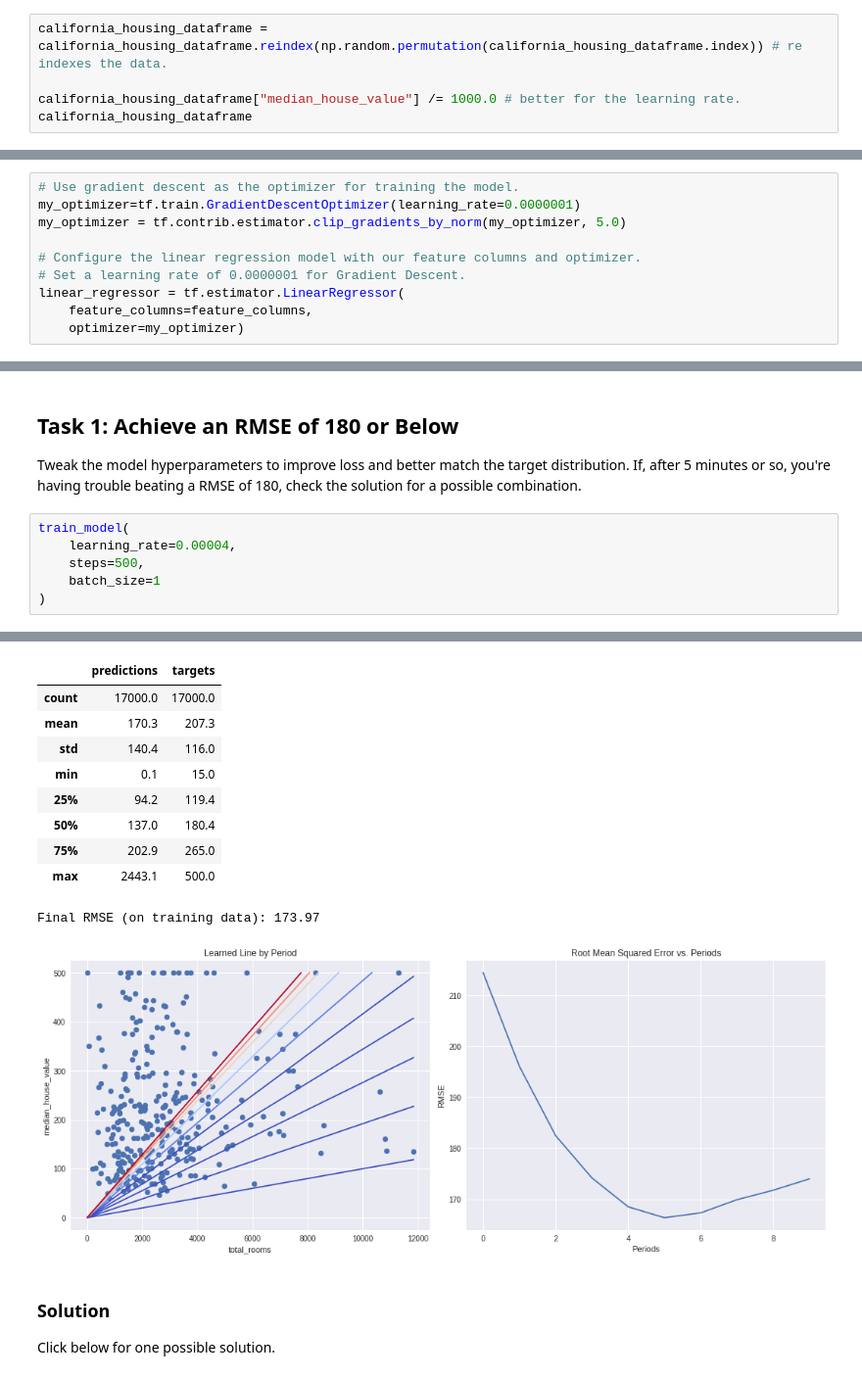
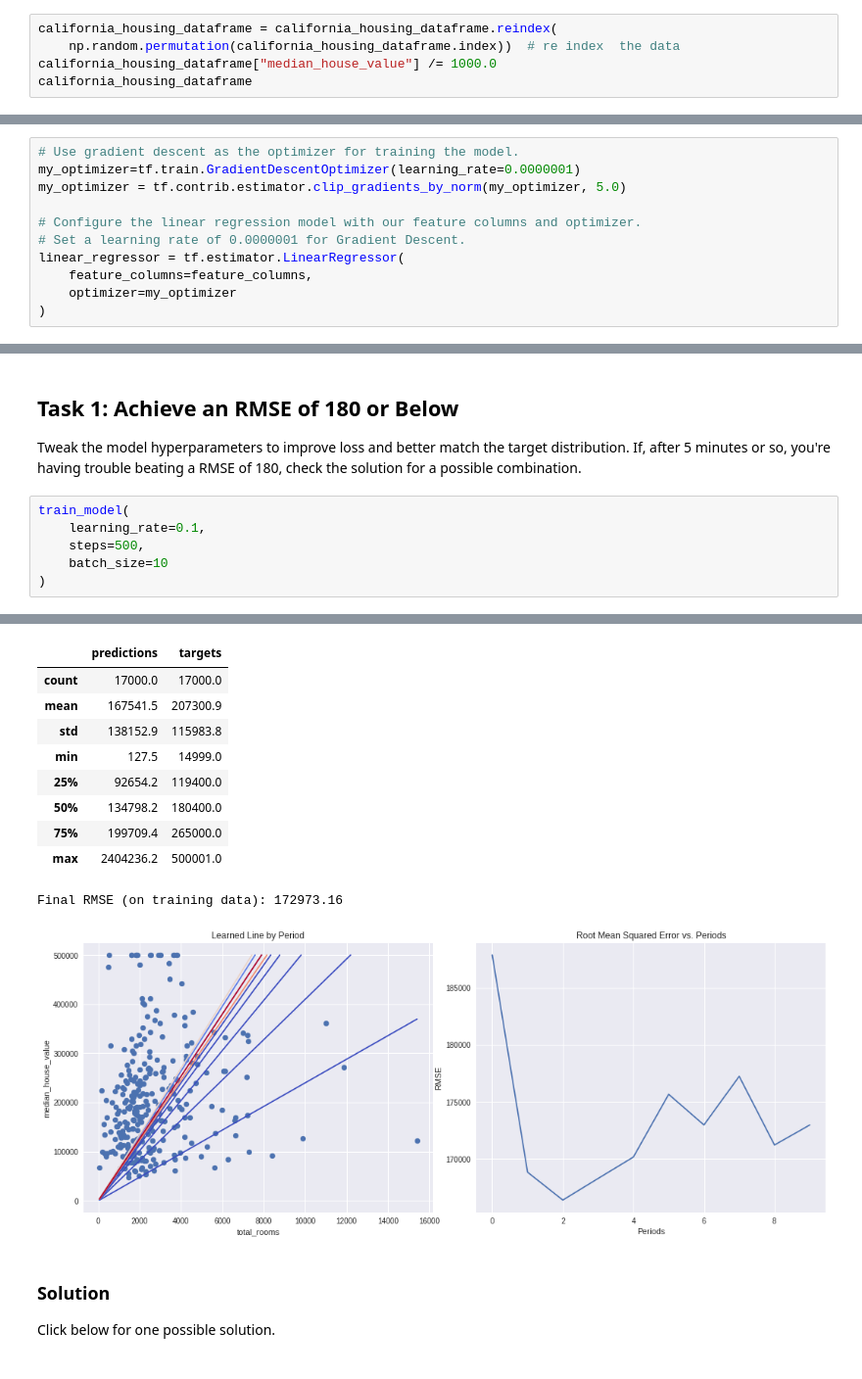
Before and after one commit to Abulele-Mditshwa/Tensorflow, a Jupyter notebook: first_steps_with_tensor_flow.ipynb, the cells around one changed output, grey strips where cells are left out. Shown at 98% size. Saved outputs shown, nothing was run; the diff lists cells and outputs as text.

```diff
--- a/first_steps_with_tensor_flow.ipynb
+++ b/first_steps_with_tensor_flow.ipynb
@@ -62,9 +67,9 @@ california_housing_dataframe.head()
 # %% [markdown]
 We'll randomize the data, just to be sure not to get any pathological ordering effects that might harm the performance of Stochastic Gradient Descent. Additionally, we'll scale `median_house_value` to be in units of thousands, so it can be learned a little more easily with learning rates in a range that we usually use.
 # %%
-california_housing_dataframe = california_housing_dataframe.reindex(np.random.permutation(california_housing_dataframe.index)) # re indexes the data.
-
-california_housing_dataframe["median_house_value"] /= 1000.0 # better for the learning rate.
+california_housing_dataframe = california_housing_dataframe.reindex(
+    np.random.permutation(california_housing_dataframe.index))  # re index  the data
+california_housing_dataframe["median_house_value"] /= 1000.0
 california_housing_dataframe
 # %% [output]
 |  | longitude | latitude | housing_median_age | total_rooms | total_bedrooms | population | households | ... |
@@ -148,7 +169,8 @@ my_optimizer = tf.contrib.estimator.clip_gradients_by_norm(my_optimizer, 5.0)
 # Set a learning rate of 0.0000001 for Gradient Descent.
 linear_regressor = tf.estimator.LinearRegressor(
     feature_columns=feature_columns,
-    optimizer=my_optimizer)
+    optimizer=my_optimizer
+)
 # %% [markdown]
 ### Step 4: Define the Input Function
 # %% [markdown]
@@ -429,9 +452,9 @@ Tweak the model hyperparameters to improve loss and better match the target dist
 If, after 5 minutes or so, you're having trouble beating a RMSE of 180, check the solution for a possible combination.
 # %%
 train_model(
-    learning_rate=0.00004,
+    learning_rate=0.1,
     steps=500,
-    batch_size=1
+    batch_size=10
 )
 # %% [output]
 Training model...
@@ -449,15 +472,15 @@ RMSE (on training data):
 Model training finished.
 |  | predictions | targets |
 | count | 17000.0 | 17000.0 |
-| mean | 170.3 | 207.3 |
-| std | 140.4 | 116.0 |
-| min | 0.1 | 15.0 |
-| 25% | 94.2 | 119.4 |
-| 50% | 137.0 | 180.4 |
-| 75% | 202.9 | 265.0 |
-| max | 2443.1 | 500.0 |
+| mean | 167541.5 | 207300.9 |
+| std | 138152.9 | 115983.8 |
+| min | 127.5 | 14999.0 |
+| 25% | 92654.2 | 119400.0 |
+| 50% | 134798.2 | 180400.0 |
+| 75% | 199709.4 | 265000.0 |
+| max | 2404236.2 | 500001.0 |
-Final RMSE (on training data): 173.97
+Final RMSE (on training data): 172973.16
-[figure, old version]
+[figure, new version]
 # %% [markdown]
 ### Solution
 
```
Also changed, not shown: parts of 17 cells of this notebook.
